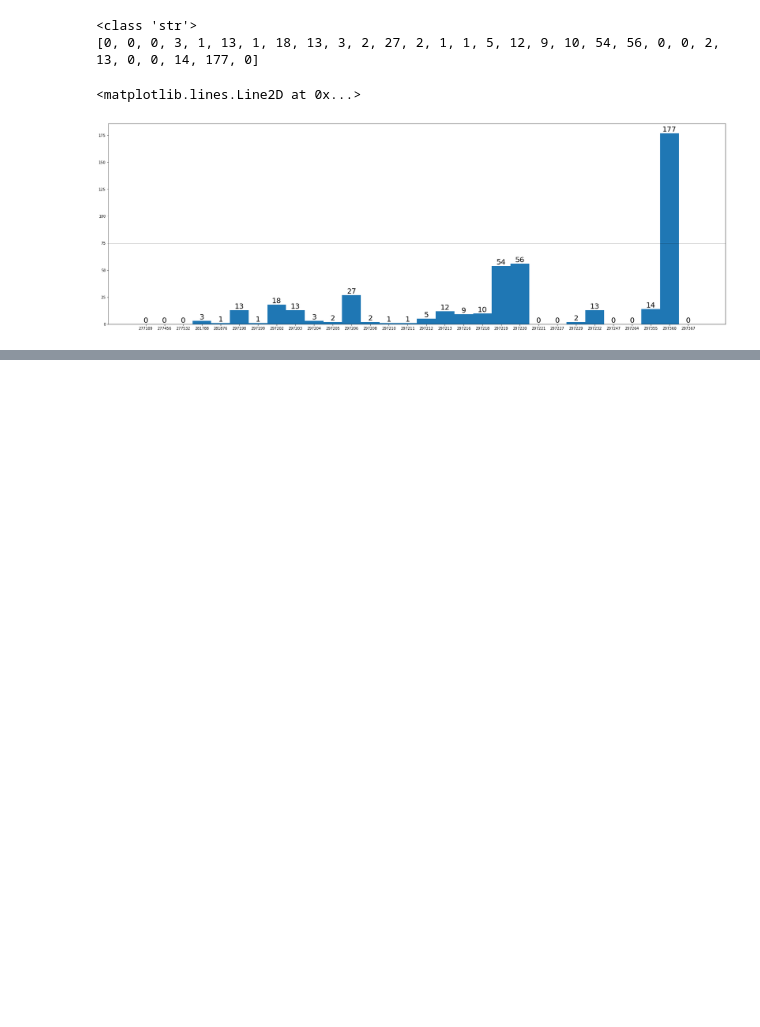
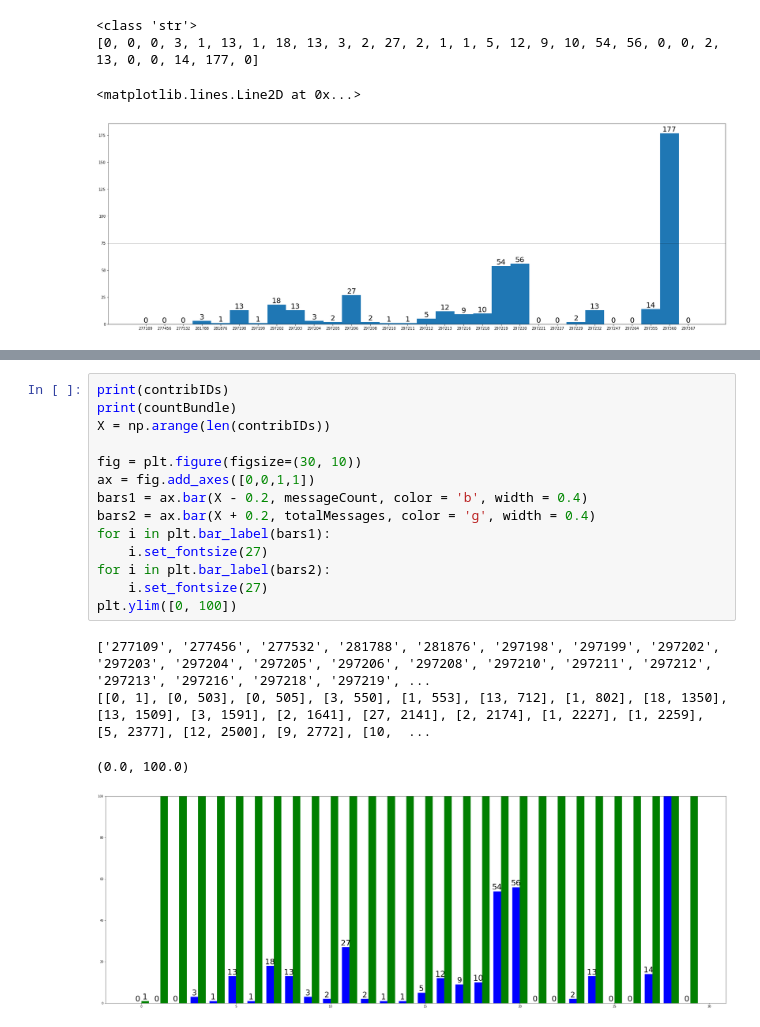
Before and after one commit to crsellinger/CS-4320-Final-Project, a Jupyter notebook: toxicity-reports/Metric1.ipynb, the cells around one changed output, grey strips where cells are left out. Saved outputs shown, nothing was run; the diff lists cells and outputs as text; blank space fills up the shorter version.

```diff
--- a/toxicity-reports/Metric1.ipynb
+++ b/toxicity-reports/Metric1.ipynb
@@ -221,0 +213,19 @@ ValueError: shape mismatch: objects cannot be broadcast to a single shape
+# %%
+print(contribIDs)
+print(countBundle)
+X = np.arange(len(contribIDs))
+
+fig = plt.figure(figsize=(30, 10))
+ax = fig.add_axes([0,0,1,1])
+bars1 = ax.bar(X - 0.2, messageCount, color = 'b', width = 0.4)
+bars2 = ax.bar(X + 0.2, totalMessages, color = 'g', width = 0.4)
+for i in plt.bar_label(bars1):
+    i.set_fontsize(27)
+for i in plt.bar_label(bars2):
+    i.set_fontsize(27)
+plt.ylim([0, 100])
+# %% [output]
+['277109', '277456', '277532', '281788', '281876', '297198', '297199', '297202', '297203', '297204', '297205', '297206', '297208', '297210', '297211', '297212', '297213', '297216', '297218', '297219', ...
+[[0, 1], [0, 503], [0, 505], [3, 550], [1, 553], [13, 712], [1, 802], [18, 1350], [13, 1509], [3, 1591], [2, 1641], [27, 2141], [2, 2174], [1, 2227], [1, 2259], [5, 2377], [12, 2500], [9, 2772], [10,  ...
+(0.0, 100.0)
+[figure, added]
```
Also changed, not shown: parts of 2 cells of this notebook, 2 other files.
